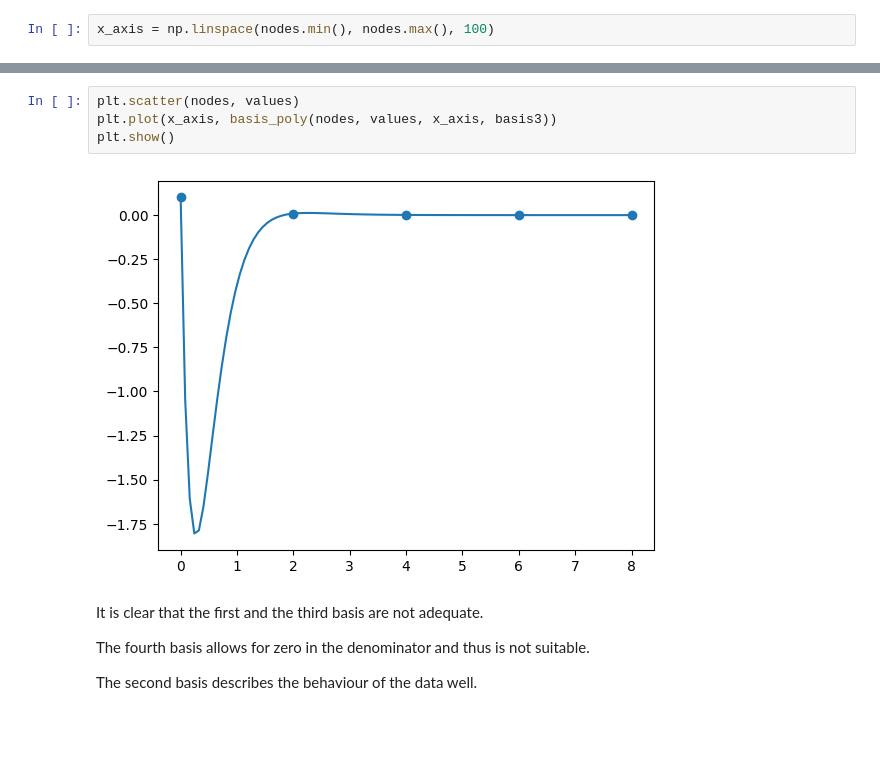
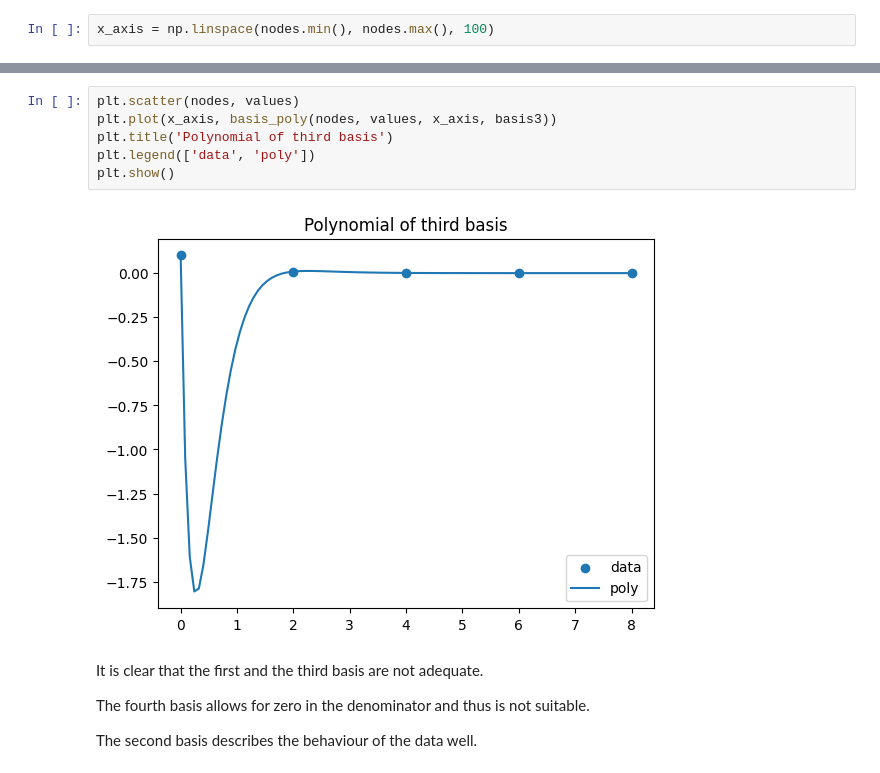
Before and after one commit to ivo3123/NumericalMethods, a Jupyter notebook: week05/task8.ipynb, the cells around one changed output, grey strips where cells are left out. Cells and saved outputs as stored; diff of their text form; blank space fills up the shorter version.

```diff
--- a/week05/task8.ipynb
+++ b/week05/task8.ipynb
@@ -51,9 +55,11 @@ plt.show()
 # %%
 plt.scatter(nodes, values)
 plt.plot(x_axis, basis_poly(nodes, values, x_axis, basis3))
+plt.title('Polynomial of third basis')
+plt.legend(['data', 'poly'])
 plt.show()
 # %% [output]
-[figure, old version]
+[figure, new version]
 # %% [markdown]
 It is clear that the first and the third basis are not adequate.
 
```
Also changed, not shown: parts of 2 cells of this notebook.
